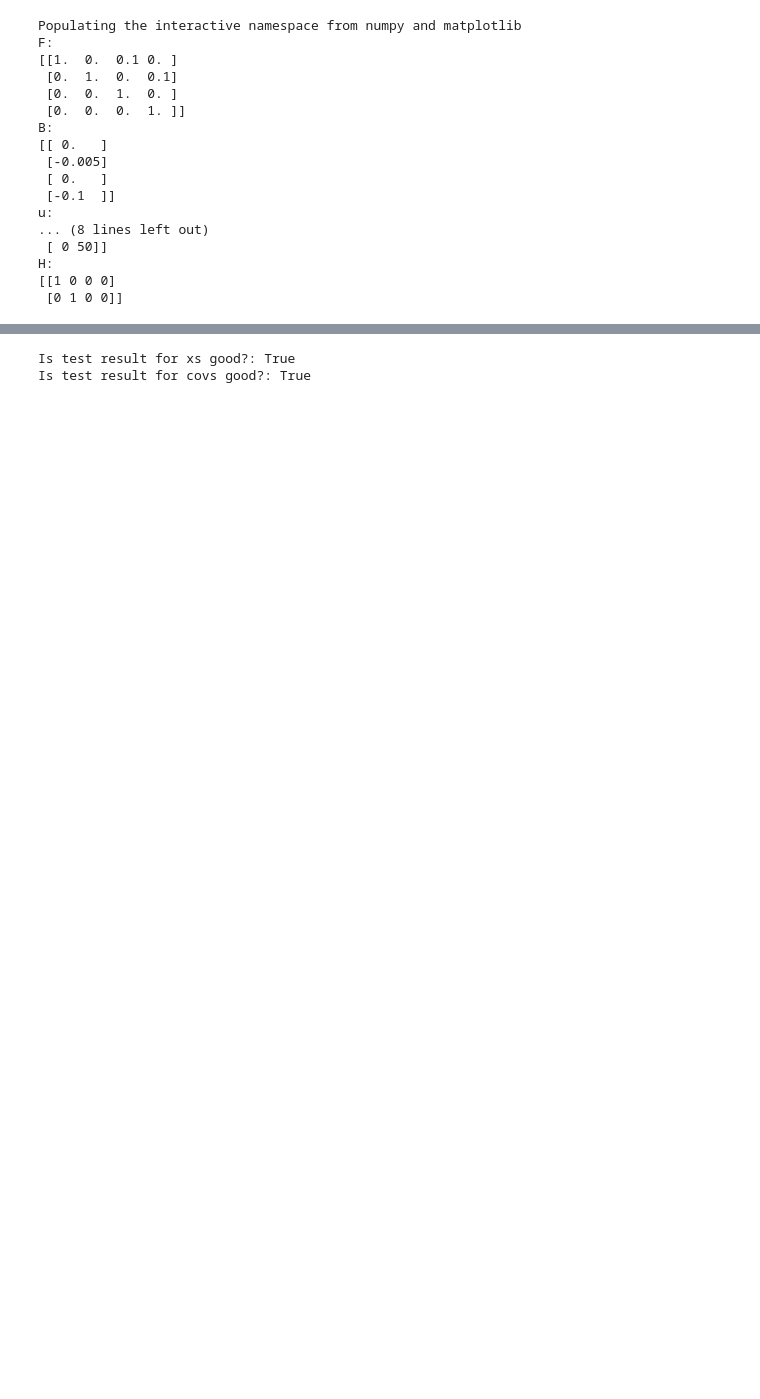
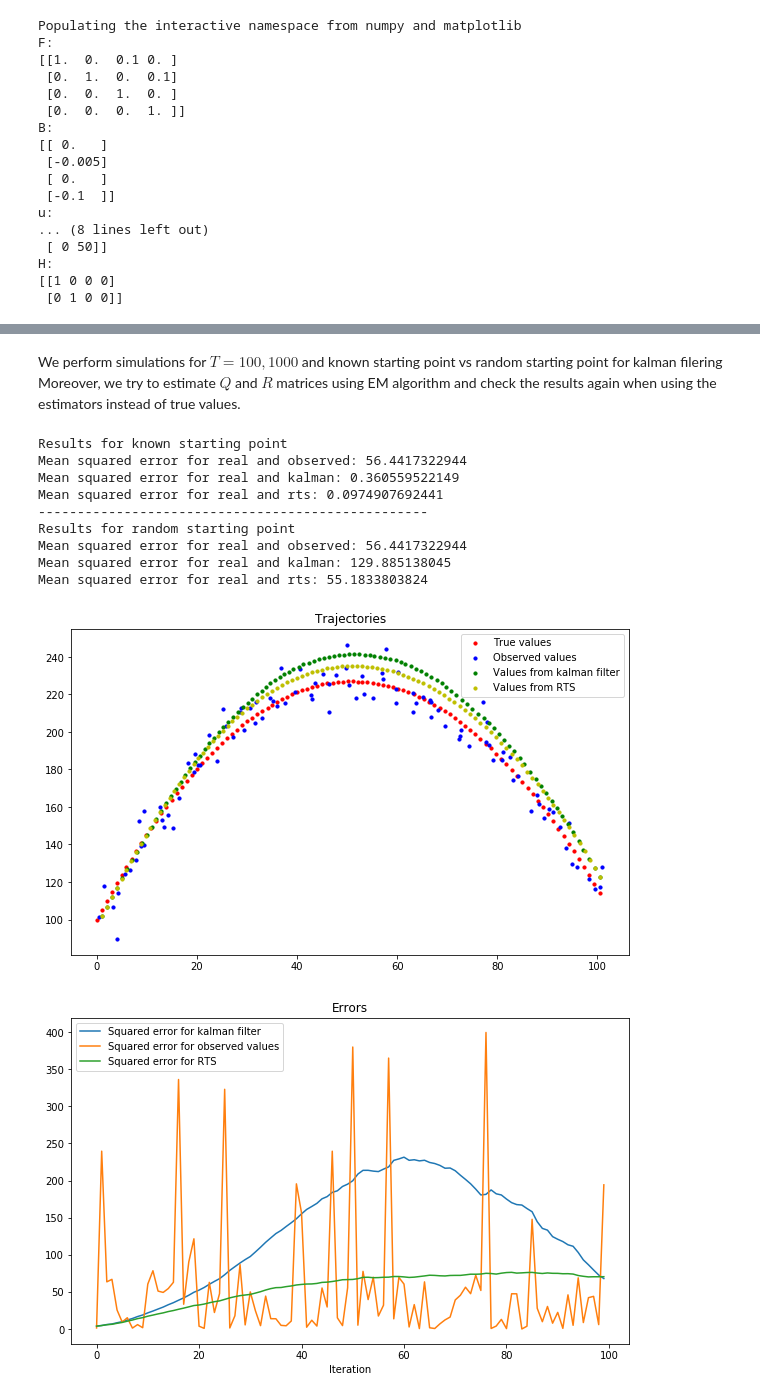
Before and after one commit to sjwilczynski/AlgStPr, a Jupyter notebook: projekt2/project2.ipynb, the cells around one changed output, grey strips where cells are left out. Drawn from its saved outputs; the diff is of its cells as text; code cells hidden in the pictures; blank space fills up the shorter version.

```diff
--- a/projekt2/project2.ipynb
+++ b/projekt2/project2.ipynb
@@ -1,13 +1,9 @@
 # %%
 import sys
-#import matplotlib.pyplot as plt
-#import numpy as np
 %pylab inline
 from __future__ import print_function
-import scipy.linalg as scl
+import pykalman as pk
 
-
-T = 50
 start_ind = 0
 F = np.eye(4)
 delta_t = 0.1
@@ -19,7 +15,7 @@ B = np.array([0, -0.5*delta_t**2,0,-delta_t]).reshape(4,1)
 u = 9.8
 H = np.array([1,0,0,0,0,1,0,0]).reshape(2,4)
 dot_size = 10 #for plotting
-custom_figsize = (15,7)
+custom_figsize = (10,6)
 print('F:\n{}\nB:\n{}\nu:\n{}\nQ:\n{}\nR:\n{}\nH:\n{}\n'.format(F,B,u,Q,R,H))
 # %% [output]
 Populating the interactive namespace from numpy and matplotlib
@@ -350,17 +226,31 @@ Mean squared error for real and rts: 6.96395077503
-# %%
-# Test einsum xs
-tmp_xs = kalman_xs.reshape(4,1,T)
-x = np.einsum('ij...,lj...->il...',tmp_xs, tmp_xs)
-x2 = np.einsum('ijk,ljk->ilk', tmp_xs, tmp_xs)
-y = np.einsum('ijk,ljk->ilk', kalman_covs, kalman_covs)
-test = True
-for ind in range(T):
-    test = test and (all(x[:,:,ind] == np.dot(tmp_xs[:,:,ind], tmp_xs[:,:,ind].T)) and all(np.dot(tmp_xs[:,:,ind], tmp_xs[:,:,ind].T) == x2[:,:,ind]))
-print('Is test result for xs good?: {}'.format(test))
-test = True
-for ind in range(T):
-    test = test and all(np.abs(y[:,:,ind] - np.dot(kalman_covs[:,:,ind], kalman_covs[:,:,ind].T)) < 10**(-10))
-print('Is test result for covs good?: {}'.format(test))
-# %% [output]
-Is test result for xs good?: True
-Is test result for covs good?: True
+# %% [markdown]
+We perform simulations for $T=100,1000$ and known starting point vs random starting point for kalman filering
+Moreover, we try to estimate $Q$ and $R$ matrices using EM algorithm and check the results again when using the estimators instead of true values.
+# %%
+T = 100
+starting_point = [0,100, 10, 50]
+xs,ys = generate_trajectory(T,starting_point)
+kalman_start = np.random.multivariate_normal(starting_point, np.eye(4) * 10)
+
+result = run_filtering(xs, ys, Q, R, starting_point=starting_point)
+kalman_xs, kalman_covs, kalman_xs_filtered, kalman_covs_filtered, rts_xs, rts_covs, rts_ls = result
+print('Results for known starting point')
+print_kalman_filter_results(xs, ys, kalman_xs, rts_xs, plot_results=False)
+
+result = run_filtering(xs, ys, Q, R, starting_point=kalman_start)
+kalman_xs, kalman_covs, kalman_xs_filtered, kalman_covs_filtered, rts_xs, rts_covs, rts_ls = result
+print('-'*50)
+print('Results for random starting point')
+print_kalman_filter_results(xs, ys, kalman_xs, rts_xs)
+# %% [output]
+Results for known starting point
+Mean squared error for real and observed: 56.4417322944
+Mean squared error for real and kalman: 0.360559522149
+Mean squared error for real and rts: 0.0974907692441
+--------------------------------------------------
+Results for random starting point
+Mean squared error for real and observed: 56.4417322944
+Mean squared error for real and kalman: 129.885138045
+Mean squared error for real and rts: 55.1833803824
+[figure, added]
+[figure, added]
```
Also changed, not shown: parts of 14 cells of this notebook.
